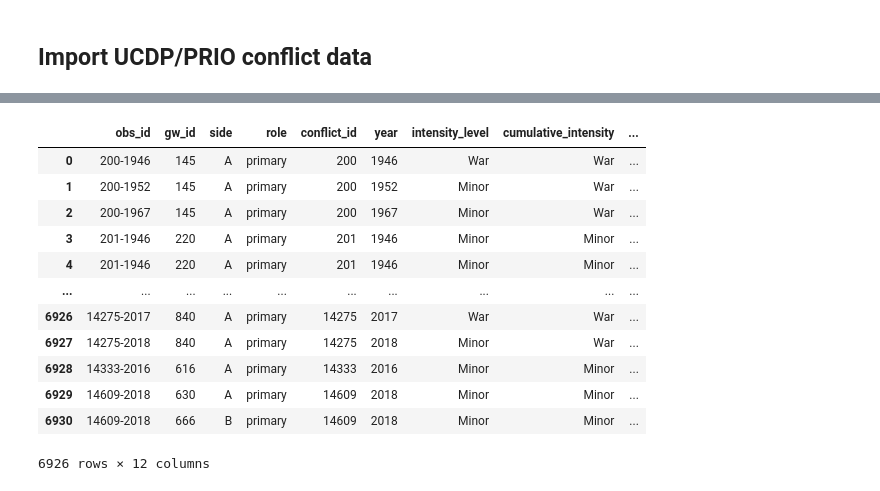
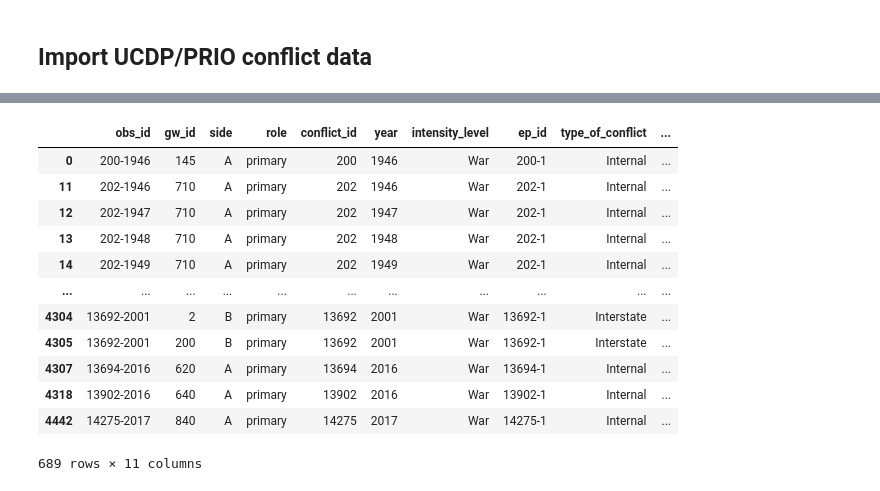
Before and after one commit to jenna-jordan/IS590DV-FinalProject, a Jupyter notebook: Map of CoW vs UCDP.ipynb, the cells around one changed output, grey strips where cells are left out. Saved outputs shown, nothing was run; the diff lists cells and outputs as text; code cells hidden in the pictures.

Commit message:
Update Map of CoW vs UCDP.ipynb
finished data wrangling, ready to plot

```diff
--- a/Map of CoW vs UCDP.ipynb
+++ b/Map of CoW vs UCDP.ipynb
@@ -276,24 +232,27 @@ ucdp_par
 # %%
-ucdp_merged = ucdp_par.merge(ucdp_obs[['obs_id', 'intensity_level', 'cumulative_intensity', 'ep_id']], on=['obs_id']) \
+ucdp_merged = ucdp_par.merge(ucdp_obs[['obs_id', 'intensity_level', 'ep_id']], on=['obs_id']) \
                       .merge(ucdp_con[['conflict_id', 'type_of_conflict']], on=['conflict_id']) \
                       .merge(ucdp_eps[['ep_id', 'start_date2', 'ep_end_date']], on=['ep_id'])
+
 ucdp_merged = ucdp_merged[ucdp_merged['gw_id'].isin(cshapes_gwcodes)]
-ucdp_merged
+ucdp_merged = ucdp_merged[ucdp_merged['intensity_level'] == 'War']
+ucdp_merged = ucdp_merged[ucdp_merged['role'] == 'primary']
+
 ucdp_merged['start_date2'] = pd.to_datetime(ucdp_merged['start_date2'])
 ucdp_merged['ep_end_date'] = pd.to_datetime(ucdp_merged['ep_end_date'])
-
+ucdp_merged['ep_end_date'] = ucdp_merged['ep_end_date'].fillna('2017-12-31')
 ucdp_merged
 # %% [output]
-|  | obs_id | gw_id | side | role | conflict_id | year | intensity_level | cumulative_intensity | ... |
-| 0 | 200-1946 | 145 | A | primary | 200 | 1946 | War | War | ... |
-| 1 | 200-1952 | 145 | A | primary | 200 | 1952 | Minor | War | ... |
-| 2 | 200-1967 | 145 | A | primary | 200 | 1967 | Minor | War | ... |
-| 3 | 201-1946 | 220 | A | primary | 201 | 1946 | Minor | Minor | ... |
-| 4 | 201-1946 | 220 | A | primary | 201 | 1946 | Minor | Minor | ... |
-| ... | ... | ... | ... | ... | ... | ... | ... | ... | ... |
-| 6926 | 14275-2017 | 840 | A | primary | 14275 | 2017 | War | War | ... |
-| 6927 | 14275-2018 | 840 | A | primary | 14275 | 2018 | Minor | War | ... |
-| 6928 | 14333-2016 | 616 | A | primary | 14333 | 2016 | Minor | Minor | ... |
-| 6929 | 14609-2018 | 630 | A | primary | 14609 | 2018 | Minor | Minor | ... |
-| 6930 | 14609-2018 | 666 | B | primary | 14609 | 2018 | Minor | Minor | ... |
+|  | obs_id | gw_id | side | role | conflict_id | year | intensity_level | ep_id | type_of_conflict | ... |
+| 0 | 200-1946 | 145 | A | primary | 200 | 1946 | War | 200-1 | Internal | ... |
+| 11 | 202-1946 | 710 | A | primary | 202 | 1946 | War | 202-1 | Internal | ... |
+| 12 | 202-1947 | 710 | A | primary | 202 | 1947 | War | 202-1 | Internal | ... |
+| 13 | 202-1948 | 710 | A | primary | 202 | 1948 | War | 202-1 | Internal | ... |
+| 14 | 202-1949 | 710 | A | primary | 202 | 1949 | War | 202-1 | Internal | ... |
+| ... | ... | ... | ... | ... | ... | ... | ... | ... | ... | ... |
+| 4304 | 13692-2001 | 2 | B | primary | 13692 | 2001 | War | 13692-1 | Interstate | ... |
+| 4305 | 13692-2001 | 200 | B | primary | 13692 | 2001 | War | 13692-1 | Interstate | ... |
+| 4307 | 13694-2016 | 620 | A | primary | 13694 | 2016 | War | 13694-1 | Internal | ... |
+| 4318 | 13902-2016 | 640 | A | primary | 13902 | 2016 | War | 13902-1 | Internal | ... |
+| 4442 | 14275-2017 | 840 | A | primary | 14275 | 2017 | War | 14275-1 | Internal | ... |
-6926 rows × 12 columns
+689 rows × 11 columns
```
Also changed, not shown: parts of 15 cells of this notebook.
